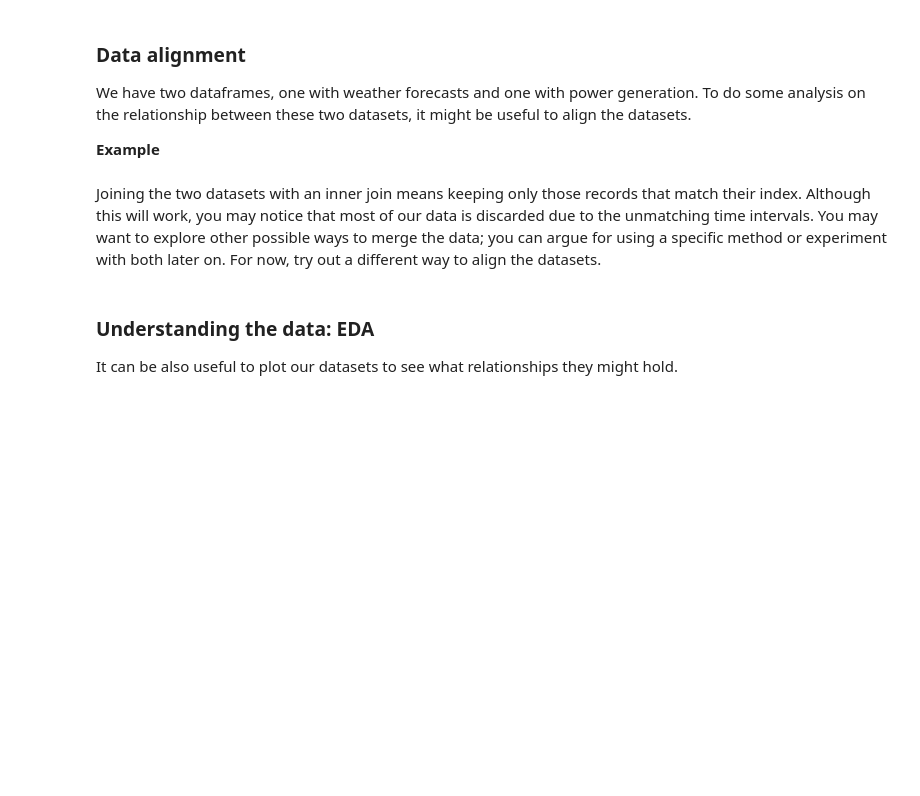
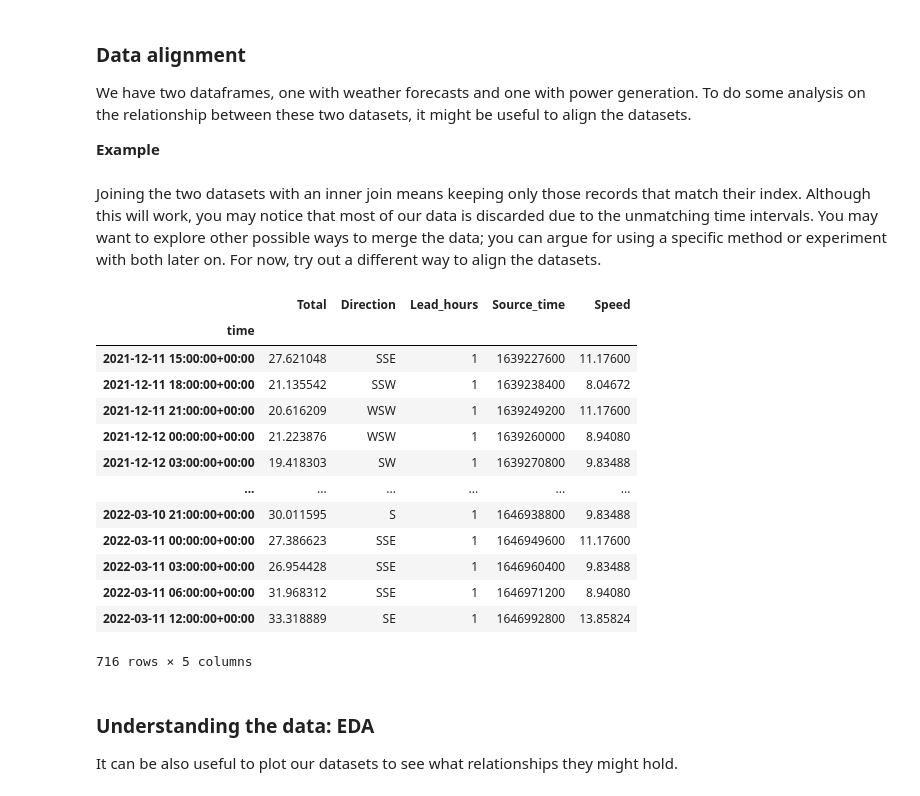
Before and after one commit to ppcharlotte/wind-power-forecasting-mlflow, a Jupyter notebook: exploration.ipynb, the cells around one changed output. Cells and saved outputs as stored; diff of their text form; code cells hidden in the pictures; blank space fills up the shorter version.

Commit message:
join dataset

```diff
--- a/exploration.ipynb
+++ b/exploration.ipynb
@@ -100,5 +108,6 @@ This table contains three columns, but closer inspection will reveal a clear rel
 We are interested in the total power generation, regardless of the source type. Modify the table such that only the column of interest is kept.
 # %%
 ### TODO -> REMOVE UNNECESSARY COLUMNS ###
+power_df = power_df.drop(columns = ["ANM","Non-ANM"])
 # %%
 wind_df.head()
@@ -121,6 +138,25 @@ joined_dfs = power_df.join(wind_df, how="inner")
 Joining the two datasets with an inner join means keeping only those records that match their index. Although this will work, you may notice that most of our data is discarded due to the unmatching time intervals. You may want to explore other possible ways to merge the data; you can argue for using a specific method or experiment with both later on. For now, try out a different way to align the datasets.
 # %%
 ### TODO -> JOIN THE TWO DATASETS ###
+power_df = power_df.resample("3h").mean()
+joined_dfs = power_df.join(wind_df, how="inner")
+# %%
+joined_dfs
+# %% [output]
+|  | Total | Direction | Lead_hours | Source_time | Speed |
+| time |  |  |  |  |  |
+| 2021-12-11 15:00:00+00:00 | 27.621048 | SSE | 1 | 1639227600 | 11.17600 |
+| 2021-12-11 18:00:00+00:00 | 21.135542 | SSW | 1 | 1639238400 | 8.04672 |
+| 2021-12-11 21:00:00+00:00 | 20.616209 | WSW | 1 | 1639249200 | 11.17600 |
+| 2021-12-12 00:00:00+00:00 | 21.223876 | WSW | 1 | 1639260000 | 8.94080 |
+| 2021-12-12 03:00:00+00:00 | 19.418303 | SW | 1 | 1639270800 | 9.83488 |
+| ... | ... | ... | ... | ... | ... |
+| 2022-03-10 21:00:00+00:00 | 30.011595 | S | 1 | 1646938800 | 9.83488 |
+| 2022-03-11 00:00:00+00:00 | 27.386623 | SSE | 1 | 1646949600 | 11.17600 |
+| 2022-03-11 03:00:00+00:00 | 26.954428 | SSE | 1 | 1646960400 | 9.83488 |
+| 2022-03-11 06:00:00+00:00 | 31.968312 | SSE | 1 | 1646971200 | 8.94080 |
+| 2022-03-11 12:00:00+00:00 | 33.318889 | SE | 1 | 1646992800 | 13.85824 |
+716 rows × 5 columns
 # %% [markdown]
 ### Understanding the data: EDA
 
```
Also changed, not shown: parts of 3 cells of this notebook.
